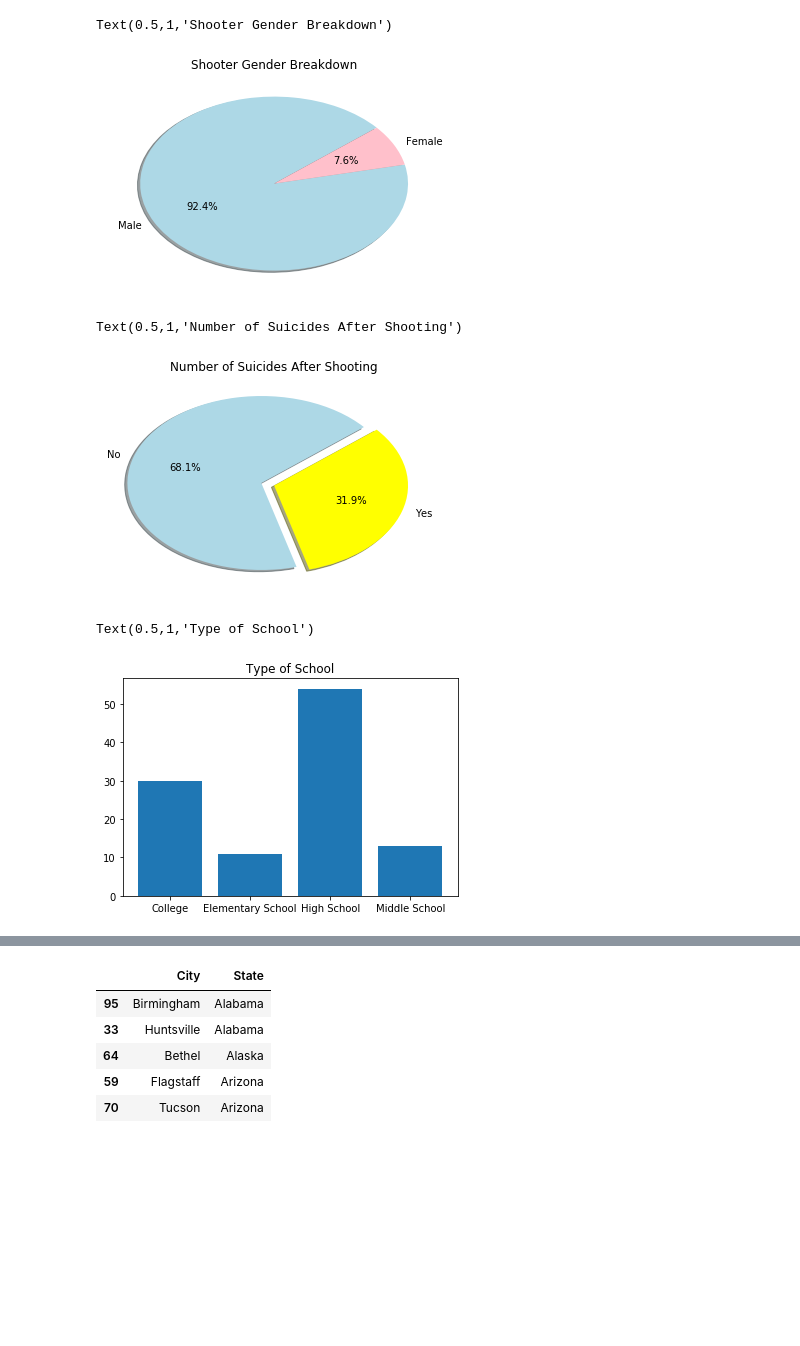
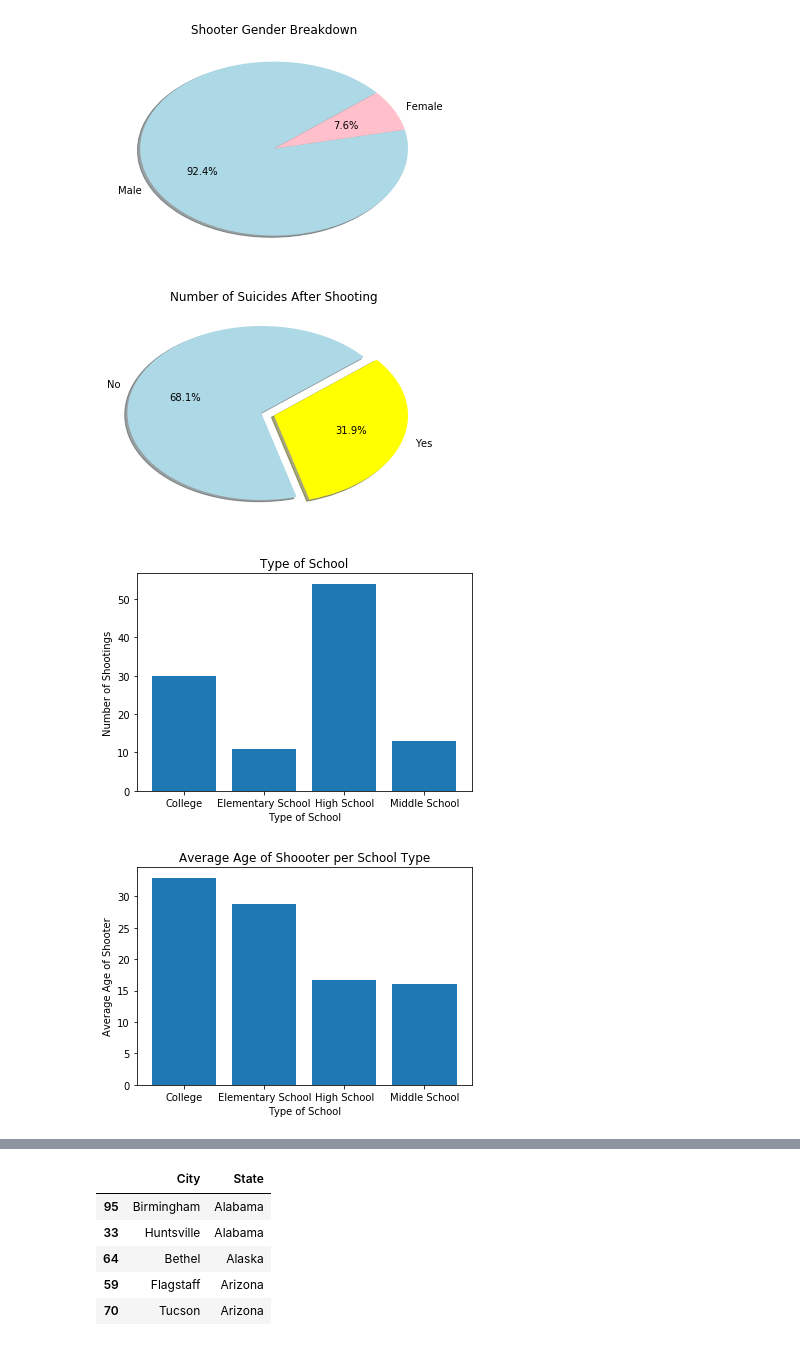
Before and after one commit to avangemert/TuThu-project-one, a Jupyter notebook: shootings_viz.ipynb, the cells around one changed output, grey strips where cells are left out. Saved outputs shown, nothing was run; the diff lists cells and outputs as text; code cells hidden in the pictures; blank space fills up the shorter version.

```diff
--- a/shootings_viz.ipynb
+++ b/shootings_viz.ipynb
@@ -14,3 +14,6 @@ school_shootings_df.head()
 | 2 | 1/17/1989 | Stockton, California | 6 | 32 | 38 | E | 1.0 | M | ... |
 | 3 | 4/20/1999 | Littleton, Colorado | 15 | 21 | 36 | H | 2.0 | M | ... |
 | 4 | 2/14/2018 | Parkland, Florida | 17 | 17 | 34 | H | 1.0 | M | ... |
+# %%
+school_shootings_df["Date"] = pd.to_datetime(school_shootings_df["Date"])
+school_shootings_df
@@ -27,11 +49,12 @@ colors = ["lightblue","pink"]
 plt.pie(shooter_gender_count, labels=labels, colors=colors,
         autopct="%1.1f%%", shadow=True, startangle=40)
 plt.title("Shooter Gender Breakdown")
+plt.show()
 # %% [output]
-Text(0.5,1,'Shooter Gender Breakdown')
 [figure]
 # %%
 # Number of Suicides after shooting pie chart
+
 no_suicide_df = school_shootings_df.loc[school_shootings_df["Suicide"]=="N"]
 yes_suicide_df = school_shootings_df.loc[school_shootings_df["Suicide"]=="Y"]
 no_suicide = len(no_suicide_df["Suicide"])
@@ -43,27 +66,43 @@ explode = [0.1,0]
 plt.pie(suicide, explode=explode, labels=labels, colors=colors,
         autopct="%1.1f%%", shadow=True, startangle=40)
 plt.title("Number of Suicides After Shooting")
+plt.show()
 # %% [output]
-Text(0.5,1,'Number of Suicides After Shooting')
 [figure]
 # %%
 # Bar graph for types of school
 
 elem_school_df = school_shootings_df.loc[school_shootings_df["School Type"]=="E"]
 elem_school_count = len(elem_school_df["School Type"])
 middle_school_df = school_shootings_df.loc[school_shootings_df["School Type"]=="M"]
 middle_school_count = len(middle_school_df["School Type"])
 high_school_df = school_shootings_df.loc[school_shootings_df["School Type"]=="H"]
 high_school_count = len(high_school_df["School Type"])
 college_df = school_shootings_df.loc[school_shootings_df["School Type"]=="U"]
 college_count = len(college_df["School Type"])
 school_type = [elem_school_count,middle_school_count,high_school_count,college_count]
 labels = ["Elementary School","Middle School","High School","College"]
 plt.bar(labels,school_type)
 plt.title("Type of School")
+plt.xlabel("Type of School")
+plt.ylabel("Number of Shootings")
+plt.show()
 # %% [output]
-Text(0.5,1,'Type of School')
-[figure, old version]
+[figure, new version]
+# %%
+labels = ["Elementary School","Middle School","High School","College"]
+elem_school_shooter = elem_school_df["Shooter Age"].mean()
+middle_school_shooter = middle_school_df["Shooter Age"].mean()
+high_school_shooter = high_school_df["Shooter Age"].mean()
+college_shooter = college_df["Shooter Age"].mean()
+school_shooter_age = [elem_school_shooter,middle_school_shooter,high_school_shooter,college_shooter]
+plt.bar(labels,school_shooter_age)
+plt.title("Average Age of Shoooter per School Type")
+plt.xlabel("Type of School")
+plt.ylabel("Average Age of Shooter")
+plt.show()
+# %% [output]
+[figure, added]
 # %%
 # Pie chart of former students
 
```
Also changed, not shown: parts of 16 cells of this notebook.
